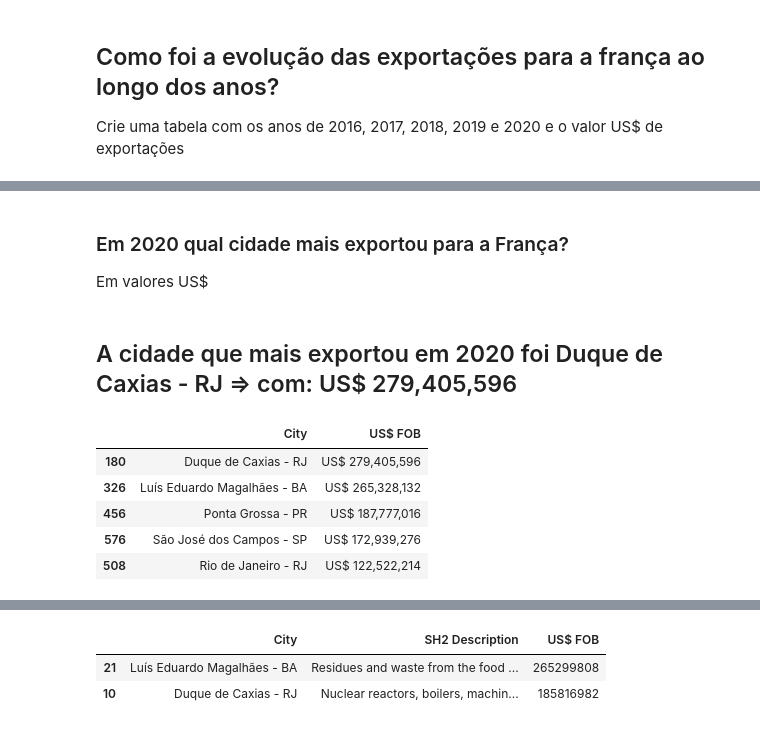
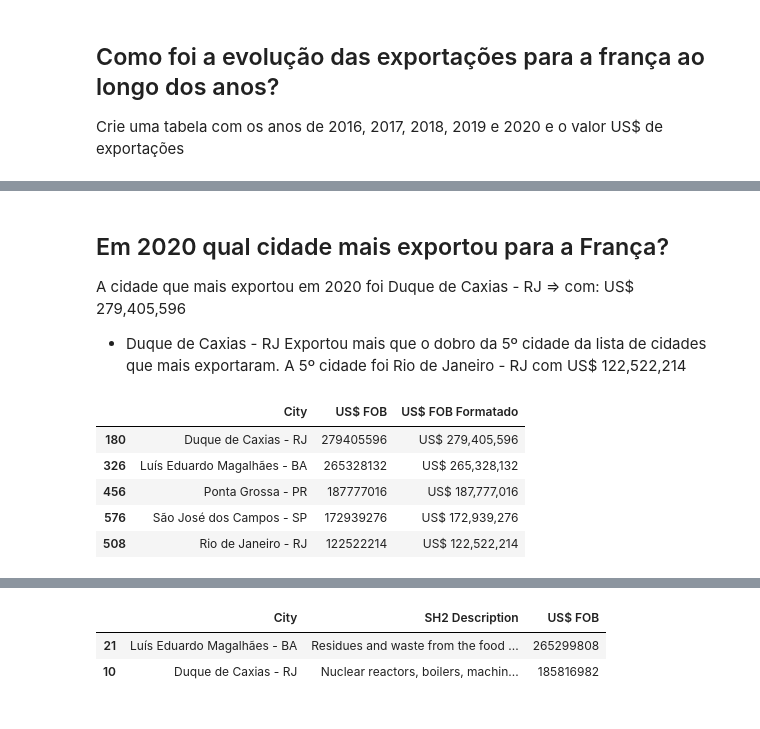
Before and after one commit to iagooteles/brazilExportsToFranceDS, a Jupyter notebook: index.ipynb, the cells around one changed output, grey strips where cells are left out. Cells and saved outputs as stored; diff of their text form; code cells hidden in the pictures.

```diff
--- a/index.ipynb
+++ b/index.ipynb
@@ -158,25 +160,25 @@ plt.show()
 # %% [markdown]
-### Em 2020 qual cidade mais exportou para a França?
-Em valores US$
+## Em 2020 qual cidade mais exportou para a França?
+A cidade que mais exportou em 2020 foi Duque de Caxias - RJ => com:	US$ 279,405,596
+
+- Duque de Caxias - RJ Exportou mais que o dobro da 5º cidade da lista de cidades que mais exportaram. A 5º cidade foi Rio de Janeiro - RJ com US$ 122,522,214
-# %% [markdown]
-## A cidade que mais exportou em 2020 foi Duque de Caxias - RJ => com:	US$ 279,405,596
 # %%
 df_2020 = df[df['Year'] == 2020]
 # OU #
 # df_2020 = df.loc[df['Year'] == 2020, :]
 
 cidade_mais_exportou_2020 = df_2020.groupby('City')['US$ FOB'].sum().reset_index()
 
 cidade_mais_exportou_2020 = cidade_mais_exportou_2020.sort_values('US$ FOB', ascending=False)
 cidade_mais_exportou_2020 = cidade_mais_exportou_2020.head(5) # 5 cidades que mais exportaram #
 
-cidade_mais_exportou_2020['US$ FOB']= cidade_mais_exportou_2020['US$ FOB'].map('US$ {:,}'.format)
+cidade_mais_exportou_2020['US$ FOB Formatado']= cidade_mais_exportou_2020['US$ FOB'].map('US$ {:,}'.format)
 
 cidade_mais_exportou_2020
 # %% [output]
-|  | City | US$ FOB |
-| 180 | Duque de Caxias - RJ | US$ 279,405,596 |
-| 326 | Luís Eduardo Magalhães - BA | US$ 265,328,132 |
-| 456 | Ponta Grossa - PR | US$ 187,777,016 |
-| 576 | São José dos Campos - SP | US$ 172,939,276 |
-| 508 | Rio de Janeiro - RJ | US$ 122,522,214 |
+|  | City | US$ FOB | US$ FOB Formatado |
+| 180 | Duque de Caxias - RJ | 279405596 | US$ 279,405,596 |
+| 326 | Luís Eduardo Magalhães - BA | 265328132 | US$ 265,328,132 |
+| 456 | Ponta Grossa - PR | 187777016 | US$ 187,777,016 |
+| 576 | São José dos Campos - SP | 172939276 | US$ 172,939,276 |
+| 508 | Rio de Janeiro - RJ | 122522214 | US$ 122,522,214 |
```
Also changed, not shown: parts of 23 cells of this notebook, 1 other file.
